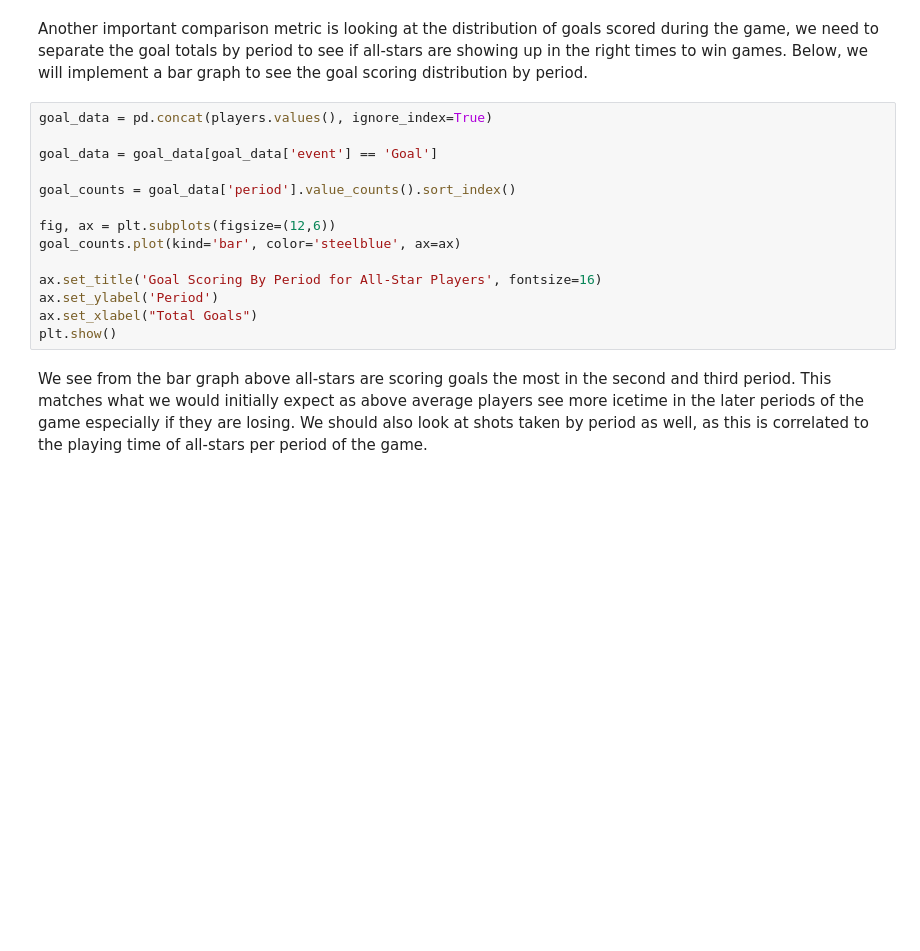
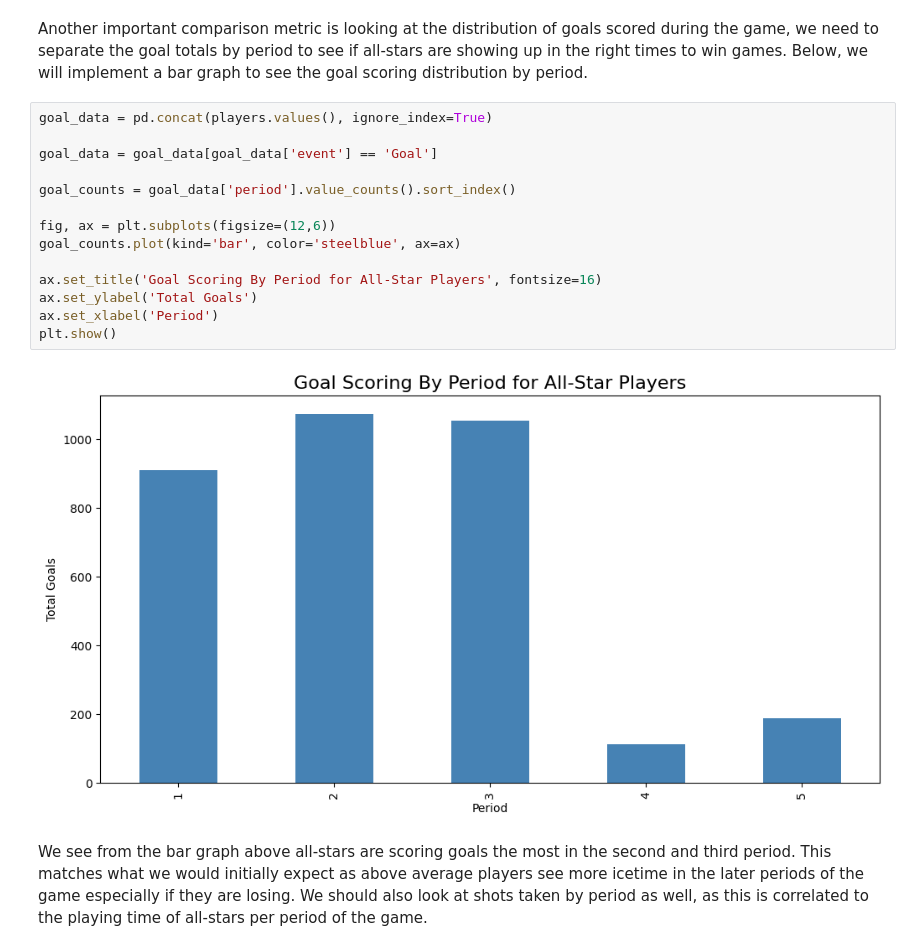
Before and after one commit to mattzirp/pucks_to_the_net, a Jupyter notebook: all_stars.ipynb, the cells around one changed output. Cells and saved outputs as stored; diff of their text form; blank space fills up the shorter version.

```diff
--- a/all_stars.ipynb
+++ b/all_stars.ipynb
@@ -287,17 +327,19 @@ Another important comparison metric is looking at the distribution of goals scor
 # %%
 goal_data = pd.concat(players.values(), ignore_index=True)
 
 goal_data = goal_data[goal_data['event'] == 'Goal']
 
 goal_counts = goal_data['period'].value_counts().sort_index()
 
 fig, ax = plt.subplots(figsize=(12,6))
 goal_counts.plot(kind='bar', color='steelblue', ax=ax)
 
 ax.set_title('Goal Scoring By Period for All-Star Players', fontsize=16)
-ax.set_ylabel('Period')
-ax.set_xlabel("Total Goals")
+ax.set_ylabel('Total Goals')
+ax.set_xlabel('Period')
 plt.show()
+# %% [output]
+[figure, added]
 # %% [markdown]
 We see from the bar graph above all-stars are scoring goals the most in the second and third period. This matches what we would initially expect as above average players see more icetime in the later periods of the game especially if they are losing. We should also look at shots taken by period as well, as this is correlated to the playing time of all-stars per period of the game.
 # %%
```
Also changed, not shown: parts of 8 cells of this notebook, 1 other file.
